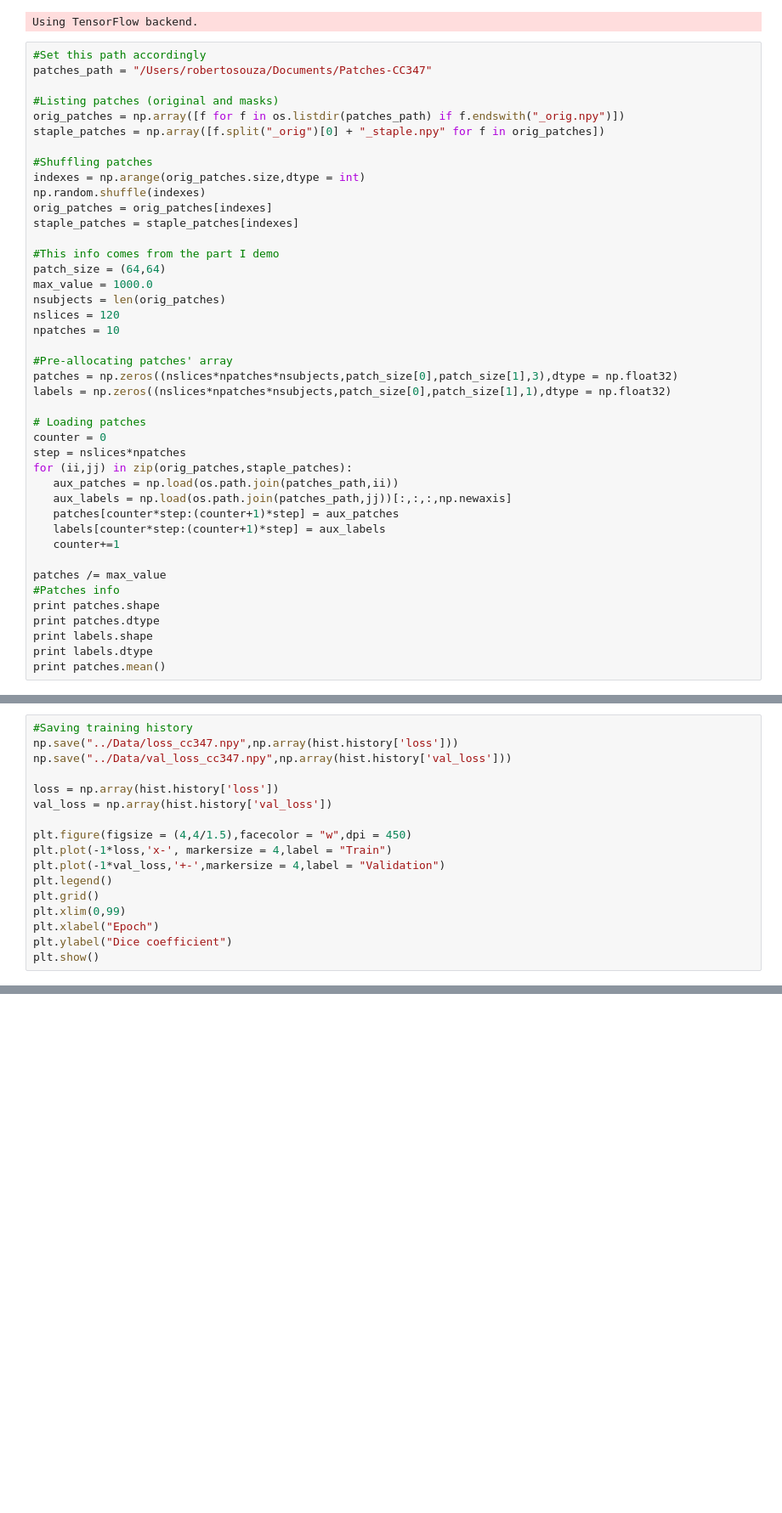
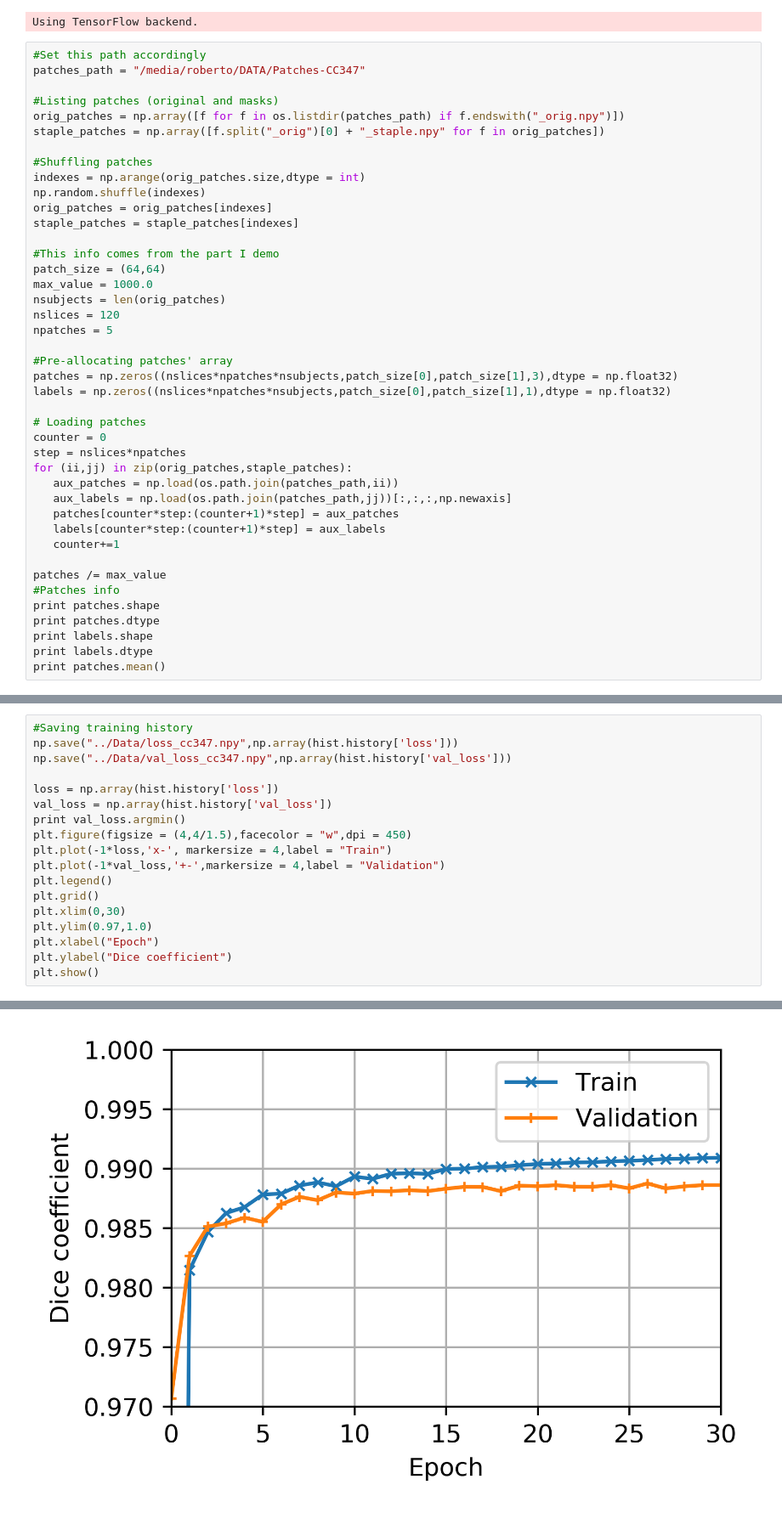
Before and after one commit to rmsouza01/ML101, a Jupyter notebook: JNotebooks/cnn-cc-347-train.ipynb, the cells around one changed output, grey strips where cells are left out. Shown at 85% size. Saved outputs shown, nothing was run; the diff lists cells and outputs as text; blank space fills up the shorter version.

Commit message:
Updated small typos and paths  in some files

```diff
--- a/JNotebooks/cnn-cc-347-train.ipynb
+++ b/JNotebooks/cnn-cc-347-train.ipynb
@@ -26,7 +26,7 @@ import cnn_utils
 Using TensorFlow backend.
 # %%
 #Set this path accordingly
-patches_path = "/Users/robertosouza/Documents/Patches-CC347"
+patches_path = "/media/roberto/DATA/Patches-CC347"
 
 #Listing patches (original and masks)
 orig_patches = np.array([f for f in os.listdir(patches_path) if f.endswith("_orig.npy")])
@@ -43,7 +43,7 @@ patch_size = (64,64)
 max_value = 1000.0
 nsubjects = len(orig_patches)
 nslices = 120
-npatches = 10
+npatches = 5
 
 #Pre-allocating patches' array
 patches = np.zeros((nslices*npatches*nsubjects,patch_size[0],patch_size[1],3),dtype = np.float32)
@@ -142,13 +157,15 @@ np.save("../Data/val_loss_cc347.npy",np.array(hist.history['val_loss']))
 
 loss = np.array(hist.history['loss'])
 val_loss = np.array(hist.history['val_loss'])
-
+print val_loss.argmin()
 plt.figure(figsize = (4,4/1.5),facecolor = "w",dpi = 450)
 plt.plot(-1*loss,'x-', markersize = 4,label = "Train")
 plt.plot(-1*val_loss,'+-',markersize = 4,label = "Validation")
 plt.legend()
 plt.grid()
-plt.xlim(0,99)
+plt.xlim(0,30)
+plt.ylim(0.97,1.0)
 plt.xlabel("Epoch")
 plt.ylabel("Dice coefficient")
 plt.show()
+# %% [output]
@@ -154,0 +173 @@ plt.show()
+[figure, added]
```
Also changed, not shown: parts of 4 cells of this notebook, 3 other files.
